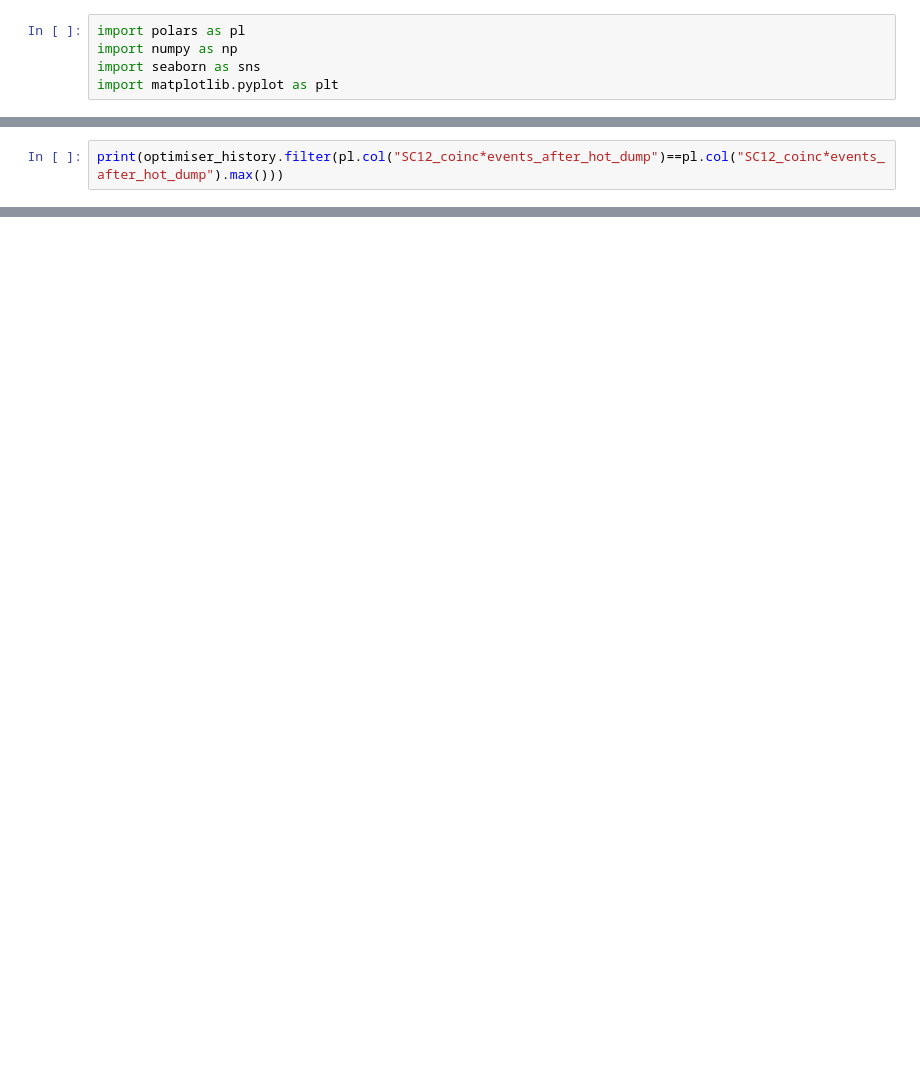
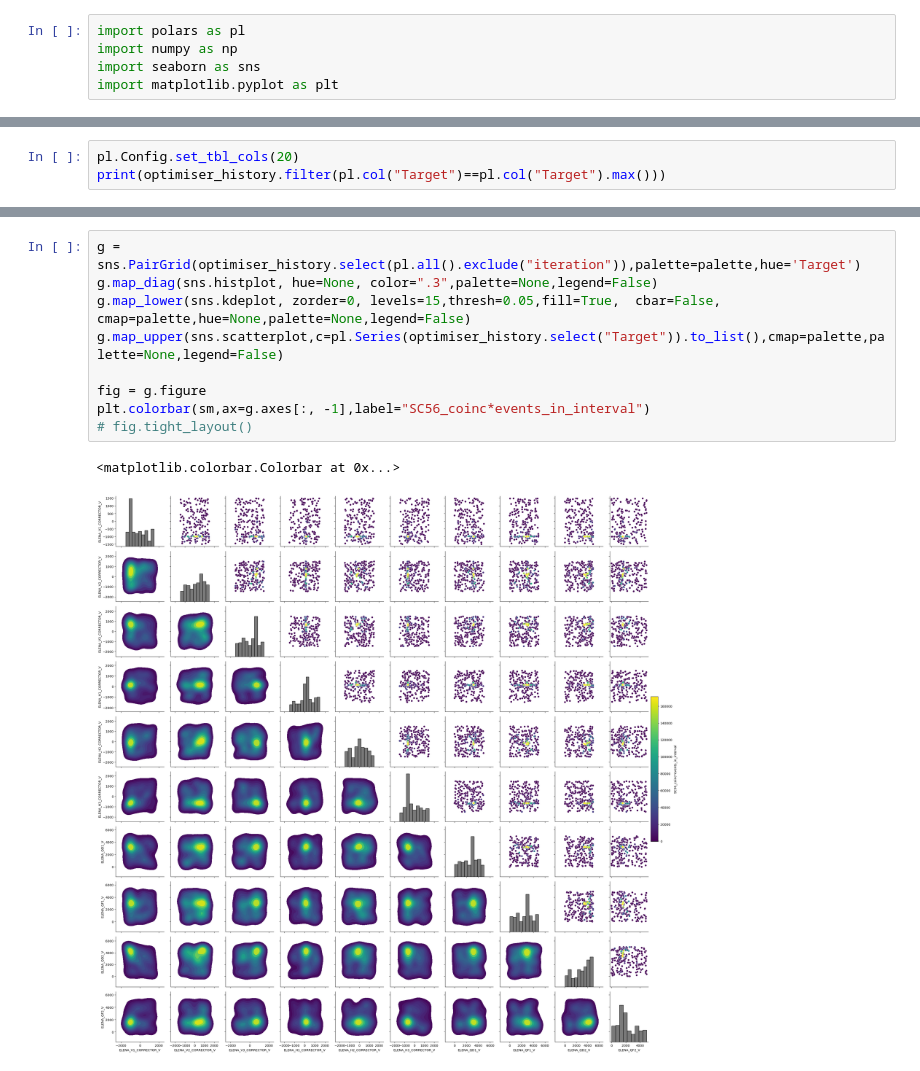
Before and after one commit to jzielins97/AEgIS-analysis, a Jupyter notebook: ELENA_beam_steering/check_optimiser_history.ipynb, the cells around one changed output, grey strips where cells are left out. Cells and saved outputs as stored; diff of their text form; blank space fills up the shorter version.

```diff
--- a/ELENA_beam_steering/check_optimiser_history.ipynb
+++ b/ELENA_beam_steering/check_optimiser_history.ipynb
@@ -34,3 +38,4 @@ shape: (129, 6)
 # %%
-print(optimiser_history.filter(pl.col("SC12_coinc*events_after_hot_dump")==pl.col("SC12_coinc*events_after_hot_dump").max()))
+pl.Config.set_tbl_cols(20)
+print(optimiser_history.filter(pl.col("Target")==pl.col("Target").max()))
 # %% [output]
@@ -104,0 +91,12 @@ SchemaError: data type mismatch for column x: incoming: Null != target: List(Int
+# %%
+g = sns.PairGrid(optimiser_history.select(pl.all().exclude("iteration")),palette=palette,hue='Target')
+g.map_diag(sns.histplot, hue=None, color=".3",palette=None,legend=False)
+g.map_lower(sns.kdeplot, zorder=0, levels=15,thresh=0.05,fill=True,  cbar=False, cmap=palette,hue=None,palette=None,legend=False)
+g.map_upper(sns.scatterplot,c=pl.Series(optimiser_history.select("Target")).to_list(),cmap=palette,palette=None,legend=False)
+
+fig = g.figure
+plt.colorbar(sm,ax=g.axes[:, -1],label="SC56_coinc*events_in_interval")
+# fig.tight_layout()
+# %% [output]
+<matplotlib.colorbar.Colorbar at 0x...>
+[figure, added]
```
Also changed, not shown: parts of 10 cells of this notebook, 5 other files.
